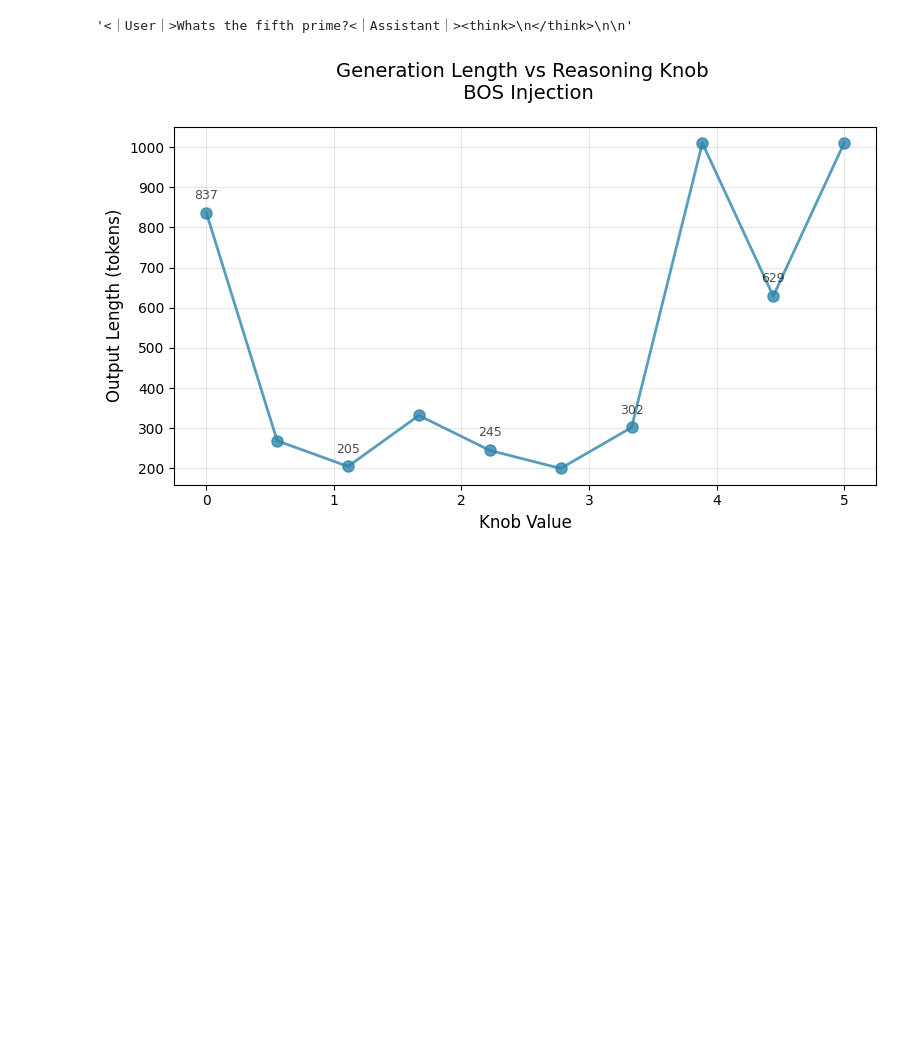
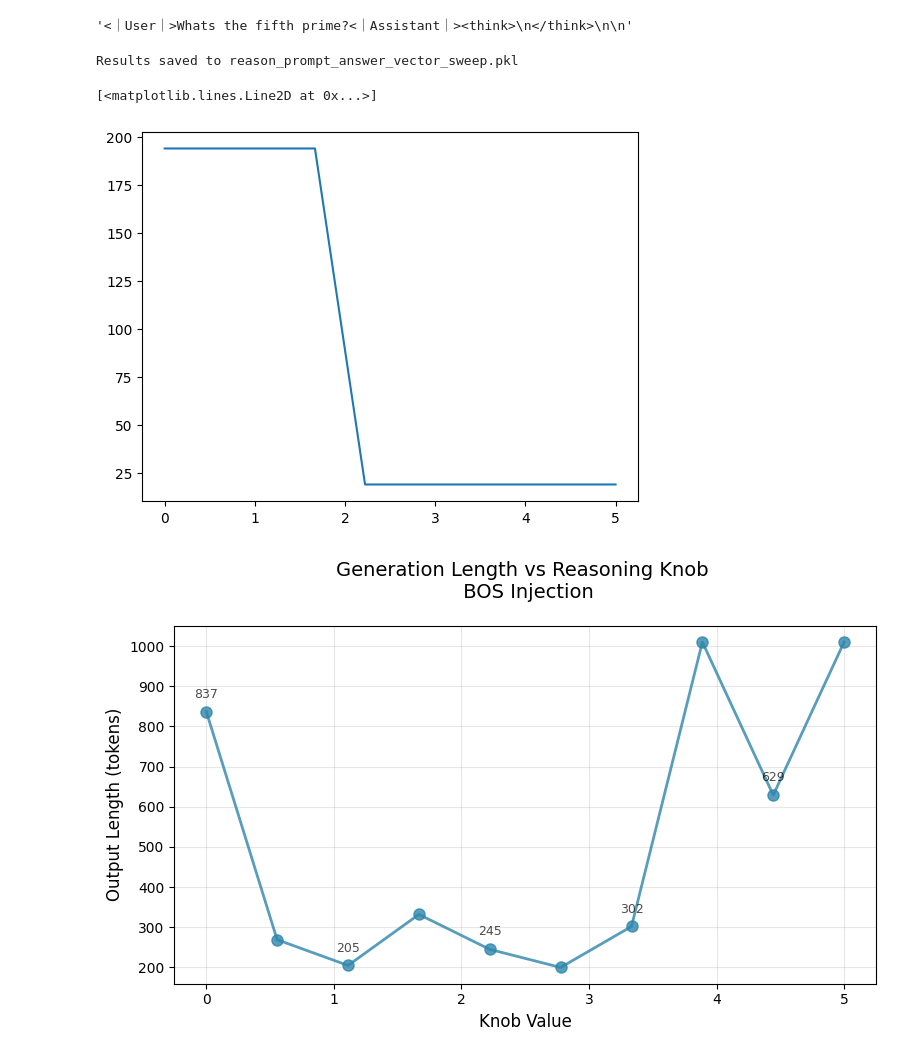
Before and after one commit to durrcommasteven/reasoning_vector_research, a Jupyter notebook: attn_analysis_2_17.ipynb, the cells around one changed output. Cells and saved outputs as stored; diff of their text form; code cells hidden in the pictures; blank space fills up the shorter version.

```diff
--- a/attn_analysis_2_17.ipynb
+++ b/attn_analysis_2_17.ipynb
@@ -717,32 +719,33 @@ for rep in range(50):
 
 print(f"Results saved to {output_file}")
 # %%
-answer_knob_values = np.linspace(0, 5, 10)
+reason_knob_values = np.linspace(0, 5, 10)
+output_file = "reason_prompt_answer_vector_sweep.pkl"
+collection = []
+lengths = []
 
-all_outs_answer = []
-all_out_lengths_answer = []
-all_knob_values_answer = []
-
-for knob_value in reason_knob_values:
-    for rep in range(50):
+# Run sweep using nested rep then knob_value loops
+for rep in range(1):
+    for knob_value in reason_knob_values:
         current_out = simple_patch_generate(
             patch_prompt=reason_prompt,
-            target_heads=[(2, 17),],
+            target_heads=[(2, 17)],
             base_prompt=None,
-            max_new_tokens = 1000,
-            scale = 1.4,
+            max_new_tokens=1000,
+            scale=1.0,
             injection_tensor = knob_value*final_nn_values['vector']/final_nn_values['vector'].norm(dim=0),
-            temp = 0.6,
+            temp=None,
         )
-        all_outs_answer.append(current_out)
-        all_out_lengths_answer.append(len(model.to_str_tokens(current_out)))
-        all_knob_values_answer.append(knob_value)
+        length = len(model.to_str_tokens(current_out))
+        lengths.append(length)
+        collection.append(current_out)
 
-# save the results in a pickle file
-with open('reason_knob_values.pkl', 'wb') as f:
-    pickle.dump(all_outs_answer, f)
-with open('reason_knob_values.pkl', 'wb') as f:
-    pickle.dump(all_out_lengths_answer, f)
-with open('reason_knob_values.pkl', 'wb') as f:
-    pickle.dump(all_knob_values_answer, f)
+print(f"Results saved to {output_file}")
+# %% [output]
+Results saved to reason_prompt_answer_vector_sweep.pkl
+# %%
+plt.plot(reason_knob_values, lengths)
+# %% [output]
+[<matplotlib.lines.Line2D at 0x...>]
+[figure, added]
 # %%
```
Also changed, not shown: parts of 52 cells of this notebook, 5 other files.
